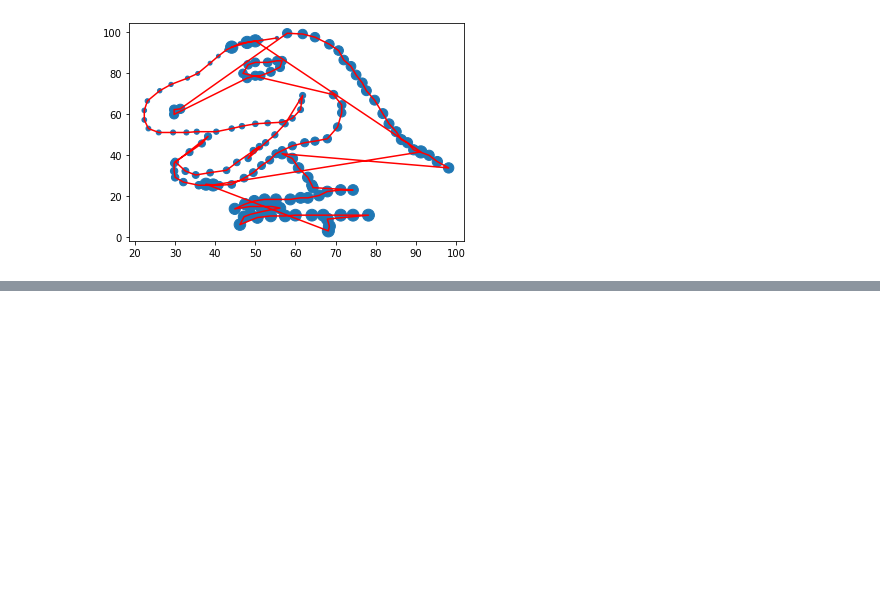
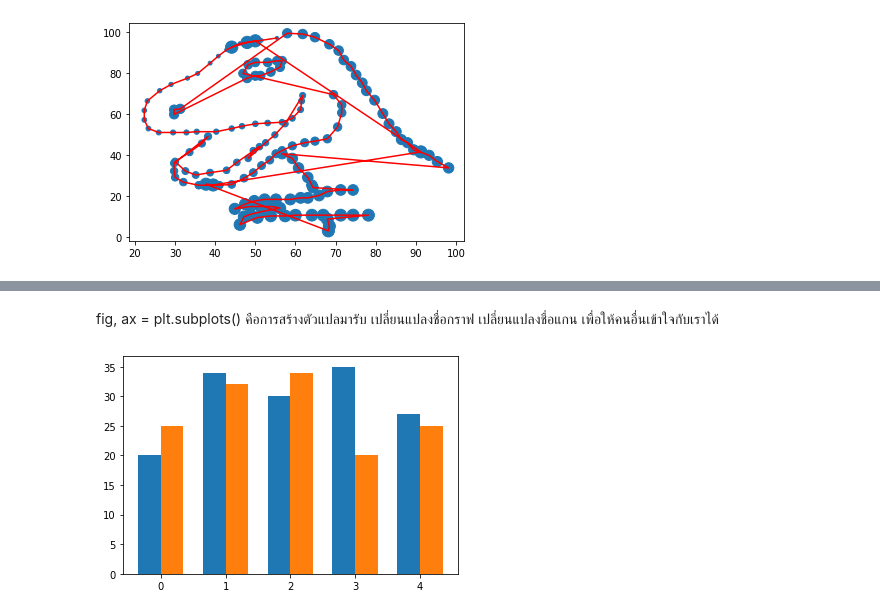
Before and after one commit to watcharapornn/KKU_data_mining, a Jupyter notebook: Data102.ipynb, the cells around one changed output, grey strips where cells are left out. Cells and saved outputs as stored; diff of their text form; code cells hidden in the pictures; blank space fills up the shorter version.

```diff
--- a/Data102.ipynb
+++ b/Data102.ipynb
@@ -267,0 +328,9 @@ plt.scatter(data['x'],data['y'],s=range(10,len(data['x'])+10)) #s=range(len(data
+# %% [markdown]
+fig, ax = plt.subplots() คือการสร้างตัวแปลมารับ
+เปลี่ยนแปลงชื่อกราฟ เปลี่ยนแปลงชื่อแกน เพื่อให้คนอื่นเข้าใจกับเราได้
+# %%
+fig, ax = plt.subplots()
+rects1 = ax.bar(x - width/2, men_means, width, label='Men')
+rects2 = ax.bar(x + width/2, women_means, width, label='Women')
+# %% [output]
+[figure, added]
```
Also changed, not shown: parts of 15 cells of this notebook.
